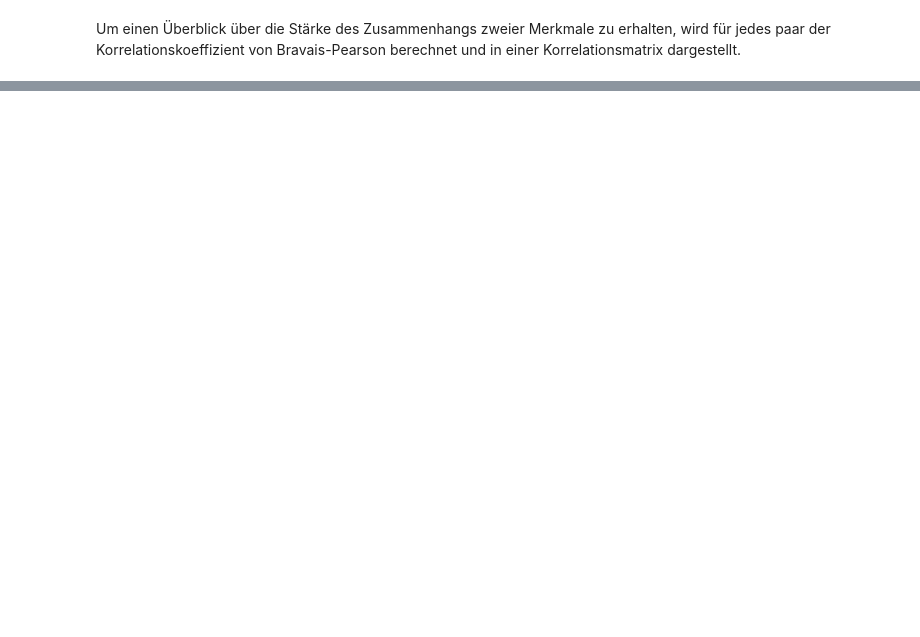
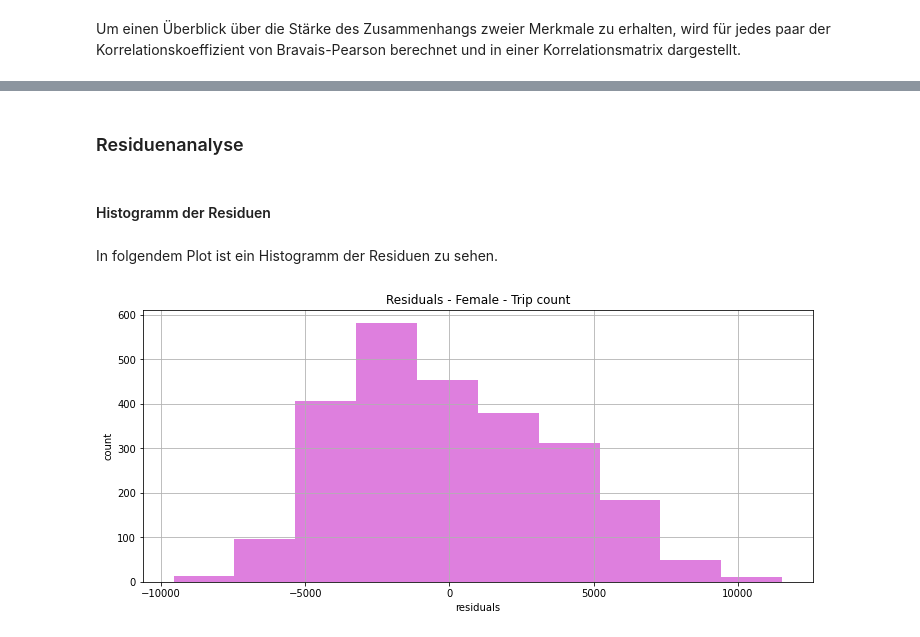
Before and after one commit to iwanimsand/ffhs-semarb-statda-davi-public, a Jupyter notebook: notebooks/2_0_SemArb-StatDa_Regressionsanalyse.ipynb, the cells around one changed output, grey strips where cells are left out. Cells and saved outputs as stored; diff of their text form; code cells hidden in the pictures; blank space fills up the shorter version.

```diff
--- a/notebooks/2_0_SemArb-StatDa_Regressionsanalyse.ipynb
+++ b/notebooks/2_0_SemArb-StatDa_Regressionsanalyse.ipynb
@@ -178,0 +401,15 @@ _ = sm.graphics.plot_regress_exog(ps['Trip count'], 'temp mean', fig=fig)
+# %% [markdown]
+### Residuenanalyse
+# %% [markdown]
+#### Histogramm der Residuen
+# %% [markdown]
+In folgendem Plot ist ein Histogramm der Residuen zu sehen.
+# %%
+fig = plt.figure(figsize=(12,5))
+_=ps_female['Trip count'].resid.hist(color='m', alpha=0.5)
+plt.xlabel('residuals')
+plt.ylabel('count')
+plt.title('Residuals - Female - Trip count')
+plt.show()
+# %% [output]
+[figure, added]
```
Also changed, not shown: parts of 94 cells of this notebook, 3 other files.
